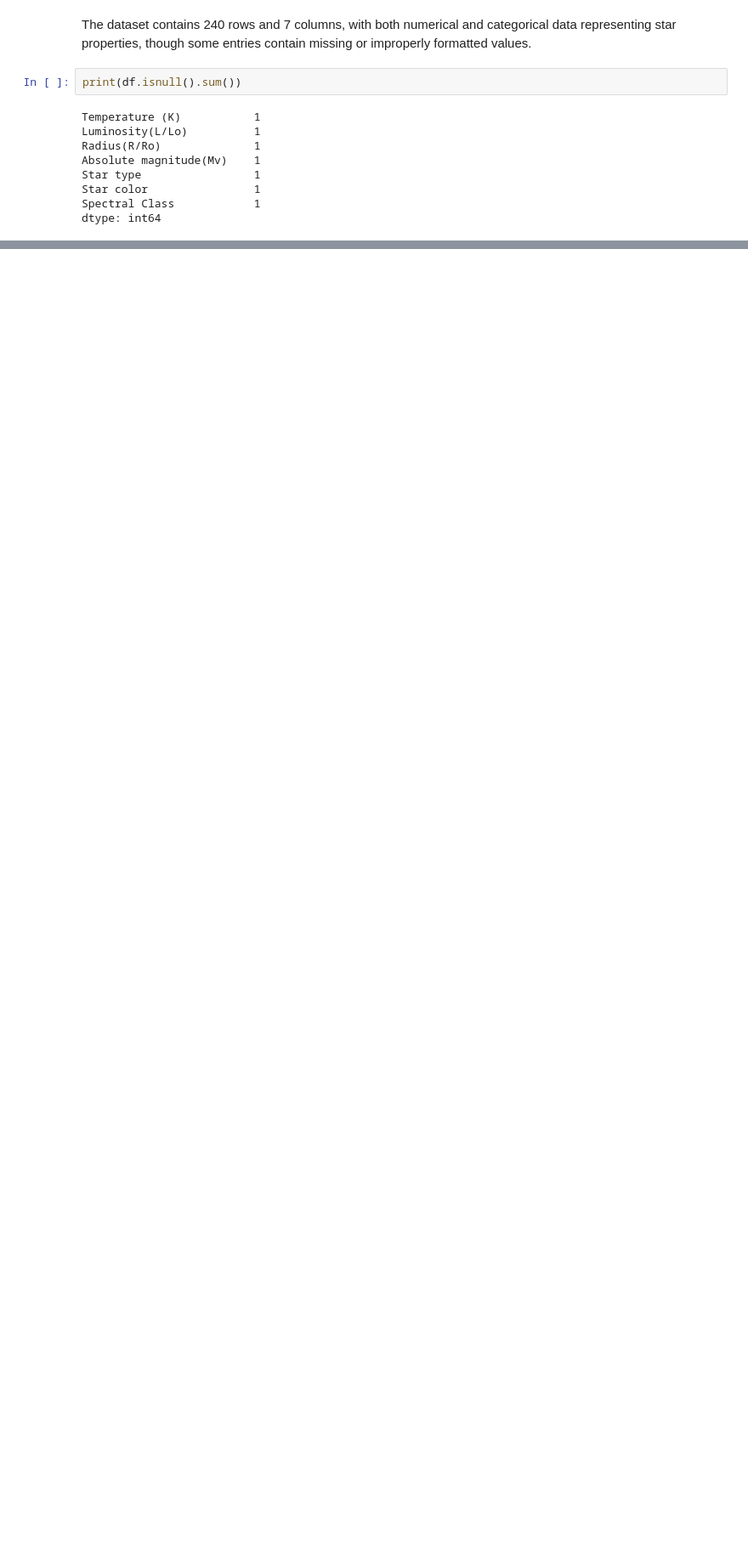
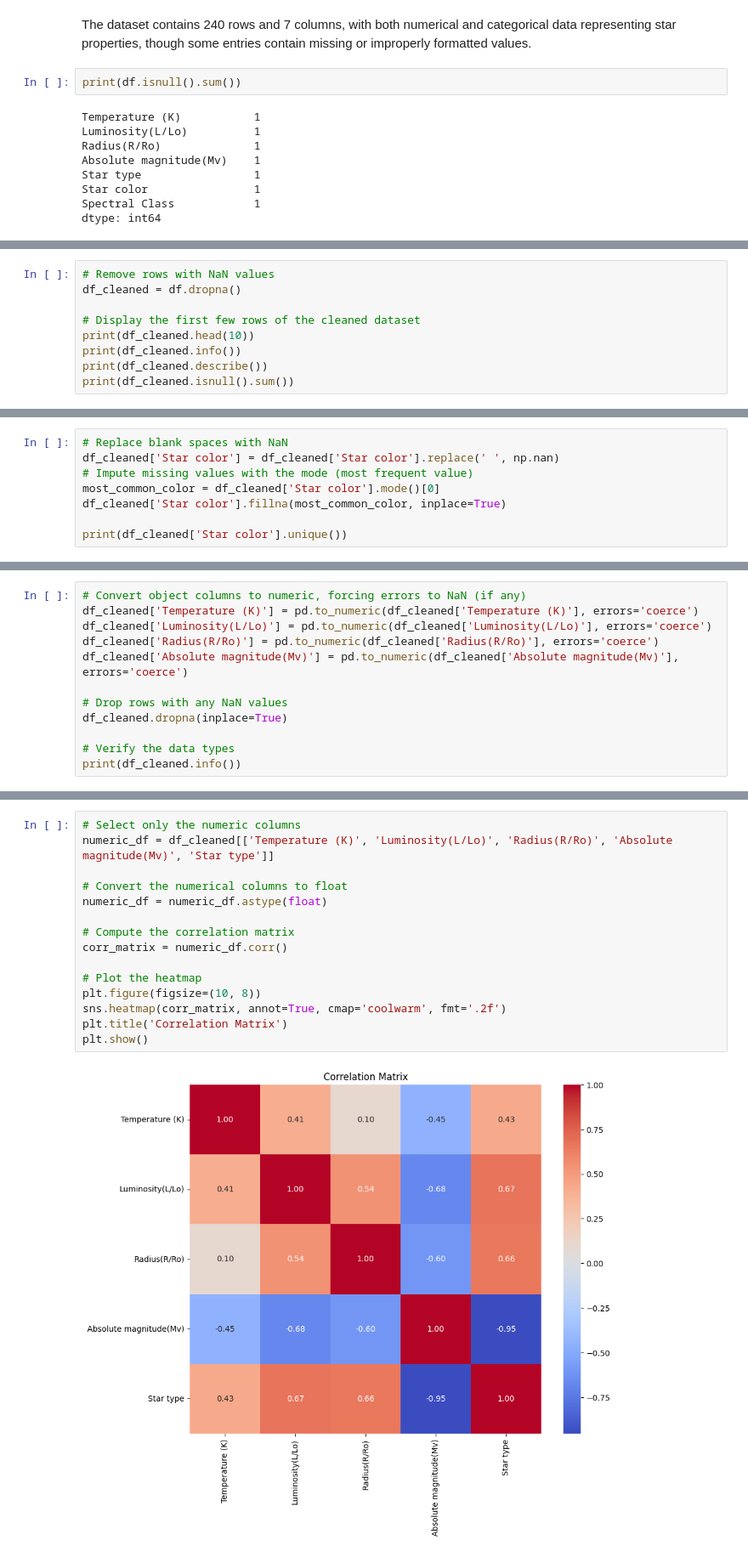
Before and after one commit to hermelawesene/ML-assignment1, a Jupyter notebook: notebooks/EDA(classification).ipynb, the cells around one changed output, grey strips where cells are left out. Shown at 85% size. Drawn from its saved outputs; the diff is of its cells as text; blank space fills up the shorter version.

```diff
--- a/notebooks/EDA(classification).ipynb
+++ b/notebooks/EDA(classification).ipynb
@@ -133,0 +122,9 @@ df
+# %%
+# Remove rows with NaN values
+df_cleaned = df.dropna()
+
+# Display the first few rows of the cleaned dataset
+print(df_cleaned.head(10))
+print(df_cleaned.info())
+print(df_cleaned.describe())
+print(df_cleaned.isnull().sum())
@@ -133,0 +153,8 @@ df
+# %%
+# Replace blank spaces with NaN
+df_cleaned['Star color'] = df_cleaned['Star color'].replace(' ', np.nan)
+# Impute missing values with the mode (most frequent value)
+most_common_color = df_cleaned['Star color'].mode()[0]
+df_cleaned['Star color'].fillna(most_common_color, inplace=True)
+
+print(df_cleaned['Star color'].unique())
@@ -133,0 +163,12 @@ df
+# %%
+# Convert object columns to numeric, forcing errors to NaN (if any)
+df_cleaned['Temperature (K)'] = pd.to_numeric(df_cleaned['Temperature (K)'], errors='coerce')
+df_cleaned['Luminosity(L/Lo)'] = pd.to_numeric(df_cleaned['Luminosity(L/Lo)'], errors='coerce')
+df_cleaned['Radius(R/Ro)'] = pd.to_numeric(df_cleaned['Radius(R/Ro)'], errors='coerce')
+df_cleaned['Absolute magnitude(Mv)'] = pd.to_numeric(df_cleaned['Absolute magnitude(Mv)'], errors='coerce')
+
+# Drop rows with any NaN values
+df_cleaned.dropna(inplace=True)
+
+# Verify the data types
+print(df_cleaned.info())
@@ -133,0 +191,17 @@ df
+# %%
+# Select only the numeric columns
+numeric_df = df_cleaned[['Temperature (K)', 'Luminosity(L/Lo)', 'Radius(R/Ro)', 'Absolute magnitude(Mv)', 'Star type']]
+
+# Convert the numerical columns to float
+numeric_df = numeric_df.astype(float)
+
+# Compute the correlation matrix
+corr_matrix = numeric_df.corr()
+
+# Plot the heatmap
+plt.figure(figsize=(10, 8))
+sns.heatmap(corr_matrix, annot=True, cmap='coolwarm', fmt='.2f')
+plt.title('Correlation Matrix')
+plt.show()
+# %% [output]
+[figure, added]
```
Also changed, not shown: parts of 18 cells of this notebook.
